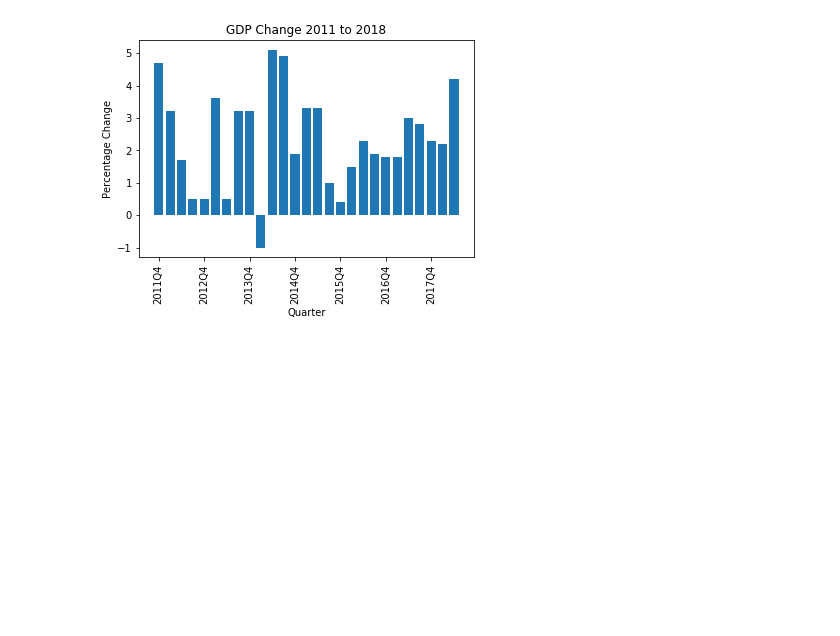
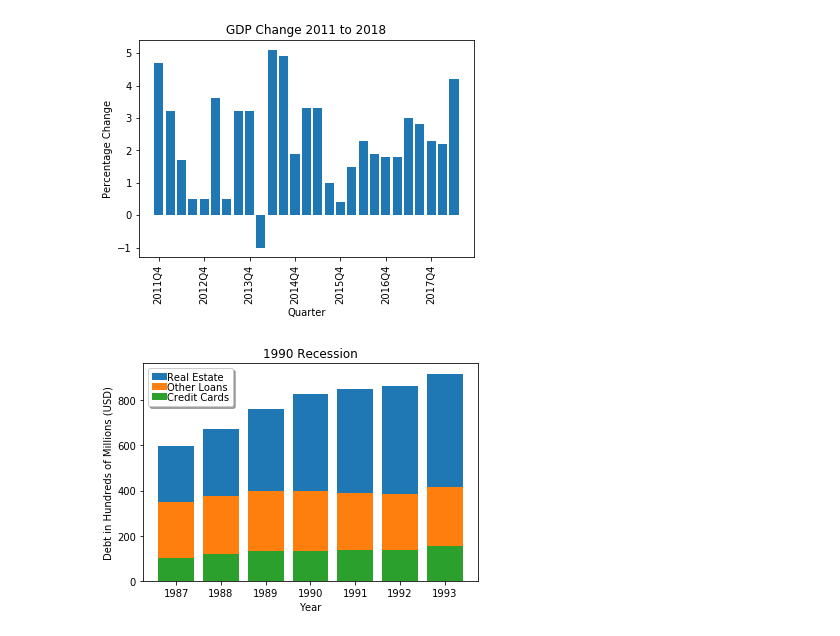
Before and after one commit to brownal05/project1, a Jupyter notebook: notebooks/Alex2.ipynb, the cells around one changed output. Saved outputs shown, nothing was run; the diff lists cells and outputs as text; code cells hidden in the pictures; blank space fills up the shorter version.

Commit message:
update powerpoint, added graphs in my notebook

```diff
--- a/notebooks/Alex2.ipynb
+++ b/notebooks/Alex2.ipynb
@@ -243,2 +222,38 @@ plt.savefig('../graphs/gdp_pct_change_recent.png')
 # %% [output]
 [figure]
+# %%
+# Creates dataframes based around each recession period
+first_rec = debt_clean[(debt_clean['Year'] == 1987) | (debt_clean['Year'] == 1988) | (debt_clean['Year'] == 1989) | (debt_clean['Year'] == 1990) |
+          (debt_clean['Year'] == 1991) | (debt_clean['Year'] == 1992) | (debt_clean['Year'] == 1993)]
+second_rec = debt_clean[(debt_clean['Year'] == 1998) | (debt_clean['Year'] == 1999) | (debt_clean['Year'] == 2000) | (debt_clean['Year'] == 2001) |
+          (debt_clean['Year'] == 2002) | (debt_clean['Year'] == 2003) | (debt_clean['Year'] == 2004)]
+third_rec = debt_clean[(debt_clean['Year'] == 2005) | (debt_clean['Year'] == 2006) | (debt_clean['Year'] == 2007) | (debt_clean['Year'] == 2008) |
+          (debt_clean['Year'] == 2009) | (debt_clean['Year'] == 2010) | (debt_clean['Year'] == 2011)]
+
+# Sums the data for each recession dataframe
+first_rec = first_rec.groupby('Year').sum().reset_index()
+second_rec = second_rec.groupby('Year').sum().reset_index()
+third_rec = third_rec.groupby('Year').sum().reset_index()
+
+first_rec_one = first_rec[first_rec['Year'] < 1990]
+first_rec_peak = first_rec[first_rec['Year'] == 1990]
+first_rec_two = first_rec[first_rec['Year'] > 1990]
+# %%
+plt.bar(first_rec['Year'],first_rec['Real Estate']/1000000)
+plt.bar(first_rec['Year'],first_rec['Other Loans']/1000000, bottom = first_rec['Credit Cards']/1000000)
+plt.bar(first_rec['Year'],first_rec['Credit Cards']/1000000)
+
+#plt.bar(debt_clean_all_years['Year'],debt_clean_all_years['Other Loans'])
+plt.legend(['Real Estate', 'Other Loans', 'Credit Cards'], loc='best',
+           columnspacing=1.0, labelspacing=0.0,
+           handletextpad=0.0, handlelength=1.5,
+           fancybox=True, shadow=True)
+plt.ticklabel_format(style = "plain", useLocale =True)
+
+plt.title('1990 Recession')
+plt.xlabel('Year')
+plt.ylabel('Debt in Hundreds of Millions (USD)')
+plt.savefig('../clean_graphs/stacked_debt_bar_1990.png')
+plt.show()
+# %% [output]
+[figure, added]
```
Also changed, not shown: parts of 12 cells of this notebook, 10 other files.
